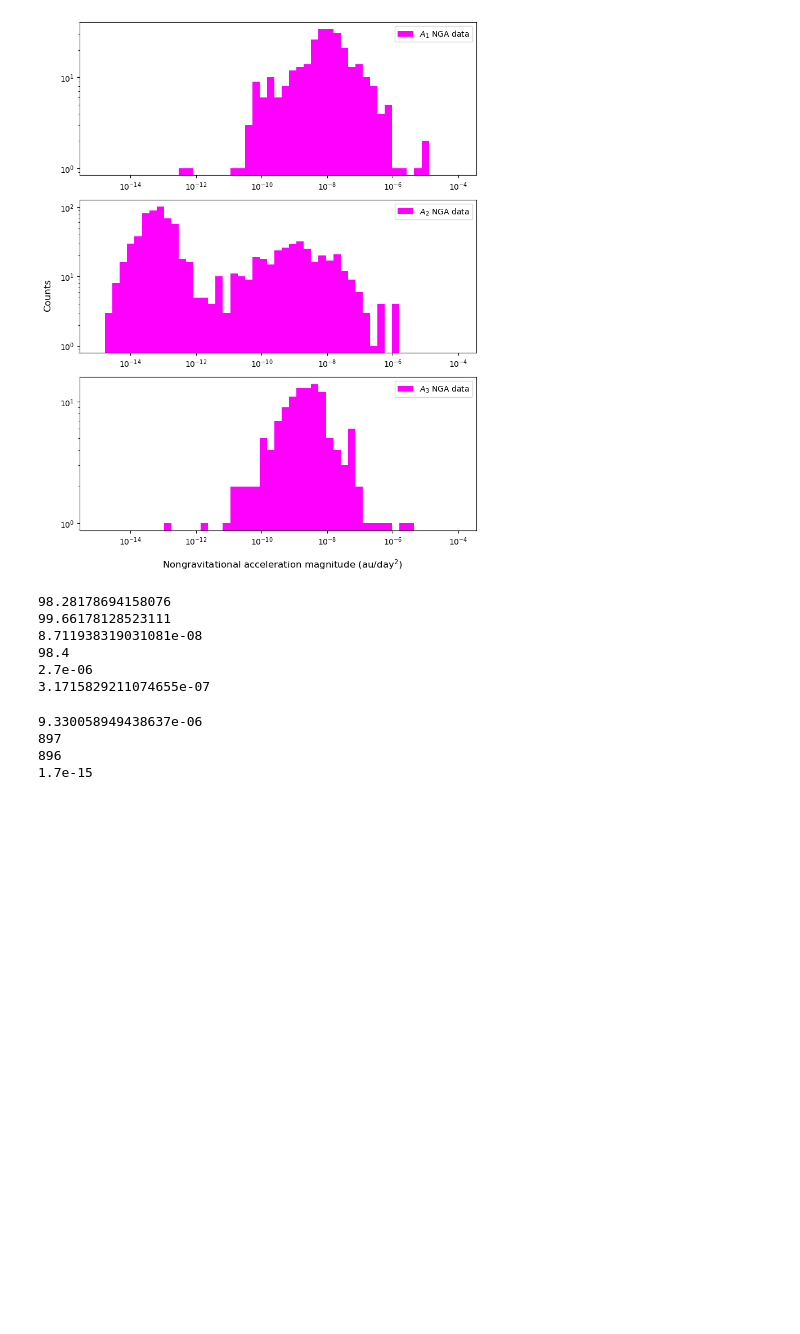
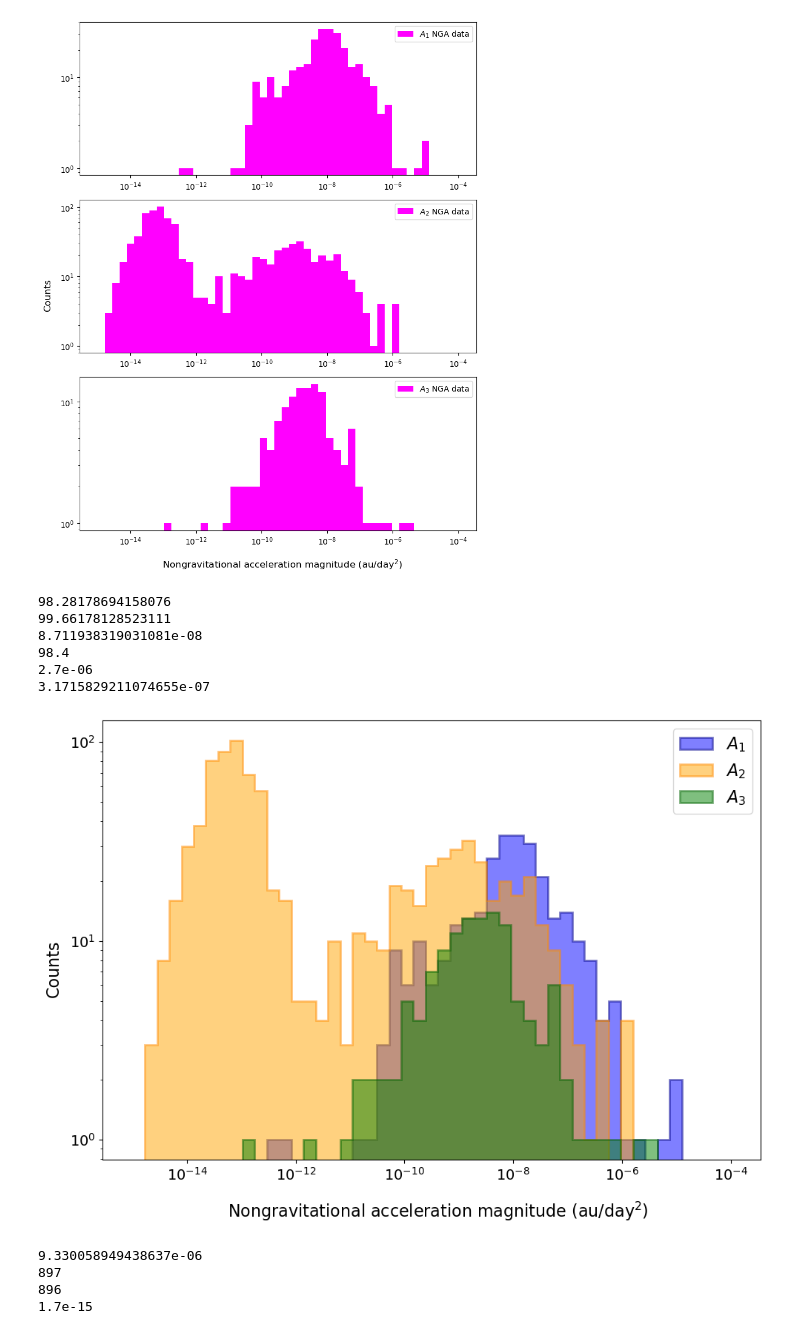
Before and after one commit to ewhite42/lsst_seti, a Jupyter notebook: nongrav/test_linking/sorcha_hist.ipynb, the cells around one changed output. Saved outputs shown, nothing was run; the diff lists cells and outputs as text; code cells hidden in the pictures; blank space fills up the shorter version.

Commit message:
added code to notebook to create plots based on Matt Holman feedback

```diff
--- a/nongrav/test_linking/sorcha_hist.ipynb
+++ b/nongrav/test_linking/sorcha_hist.ipynb
@@ -1247,33 +1247,35 @@ ax.hist(a2, bins=b, log=True, label='$A_2$', histtype='stepfilled', facecolor='o
          alpha=0.5, edgecolor='darkorange', linewidth=2)
 
 a3_idx = ~np.isnan(np.array(df_ng['A3']))
 a3 = abs(df_ng['A3'][a3_idx])
 print(stats.percentileofscore(a3, 1e-6, kind='rank'))
 print(a3.max())
 print(a3.std())
 a3_std = a3.std()
 
 #ax3.set_xscale('log')
 ax.hist(a3, bins=b, log=True, label='$A_3$', histtype='stepfilled', facecolor='green', \
          alpha=0.5, edgecolor='darkgreen', linewidth=2)
 ax.set_xscale('log')
 ax.legend(fontsize=16)
+ax.tick_params(axis='both', which='major', labelsize=14)
 
 fig.set_figwidth(10)
 fig.set_figheight(7)
 fig.supylabel('Counts', fontsize=16)
 fig.supxlabel('Nongravitational acceleration magnitude (au/day$^2$)', x=0.55, fontsize=16)
 fig.tight_layout()
 
 plt.savefig('ai_nongrav_counts_1plot.png', dpi=300)
 plt.show()
 # %% [output]
 98.28178694158076
 99.66178128523111
 8.711938319031081e-08
 98.4
 2.7e-06
 3.1715829211074655e-07
+[figure, added]
 # %%
 ## calculate total NGA magnitudes
 #print(df_ng)
```
